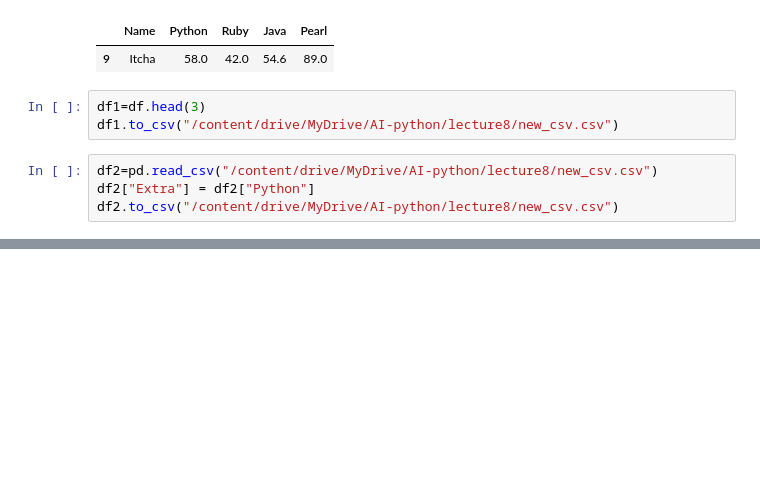
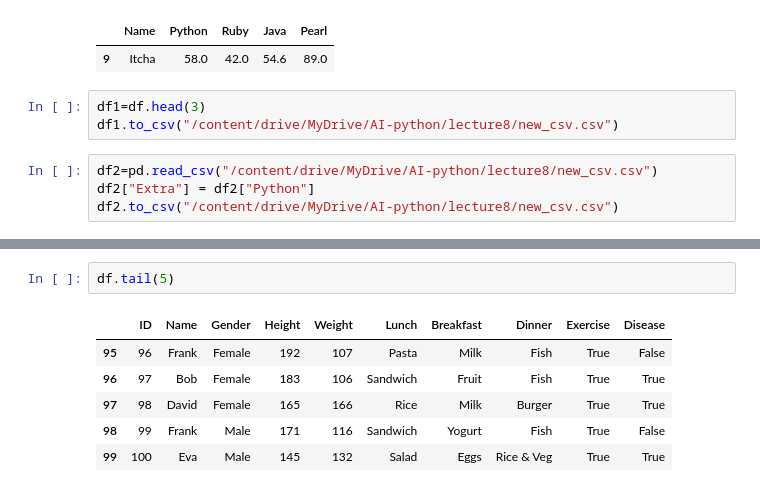
Before and after one commit to prabuddhayogi/ai-with-python, a Jupyter notebook: pandas.ipynb, the cells around one changed output, grey strips where cells are left out. Saved outputs shown, nothing was run; the diff lists cells and outputs as text; blank space fills up the shorter version.

```diff
--- a/pandas.ipynb
+++ b/pandas.ipynb
@@ -31,0 +91,9 @@ df2.to_csv("/content/drive/MyDrive/AI-python/lecture8/new_csv.csv")
+# %%
+df.tail(5)
+# %% [output]
+|  | ID | Name | Gender | Height | Weight | Lunch | Breakfast | Dinner | Exercise | Disease |
+| 95 | 96 | Frank | Female | 192 | 107 | Pasta | Milk | Fish | True | False |
+| 96 | 97 | Bob | Female | 183 | 106 | Sandwich | Fruit | Fish | True | True |
+| 97 | 98 | David | Female | 165 | 166 | Rice | Milk | Burger | True | True |
+| 98 | 99 | Frank | Male | 171 | 116 | Sandwich | Yogurt | Fish | True | False |
+| 99 | 100 | Eva | Male | 145 | 132 | Salad | Eggs | Rice & Veg | True | True |
```
Also changed, not shown: parts of 3 cells of this notebook.
